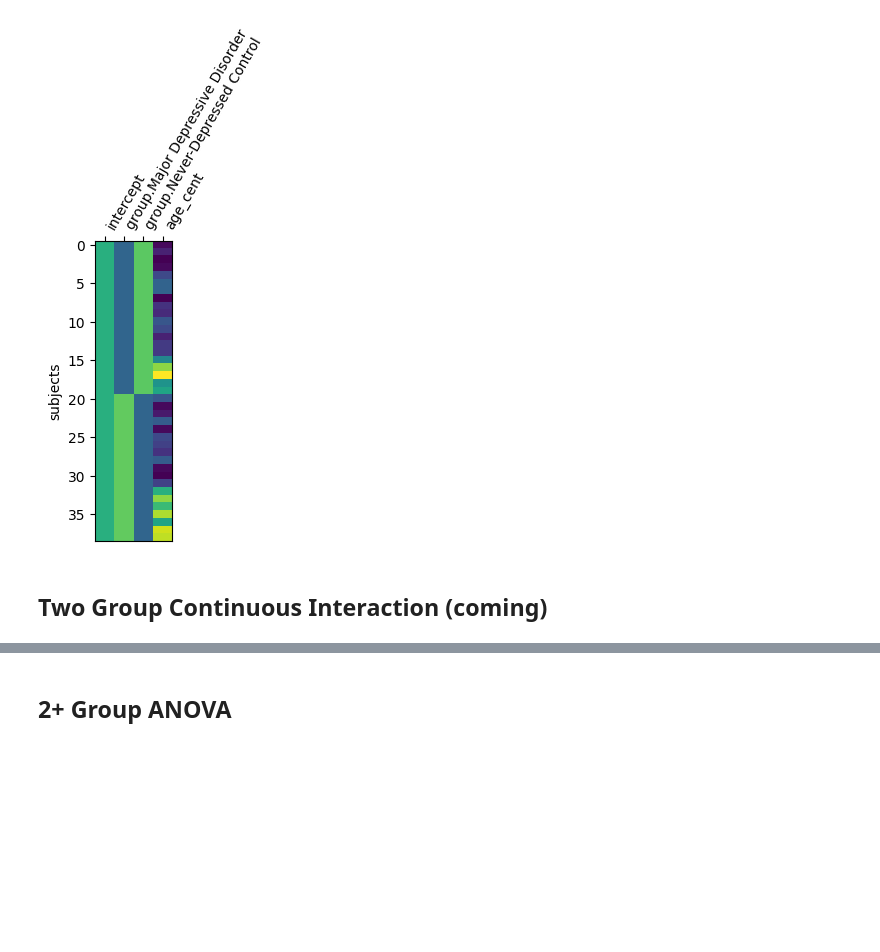
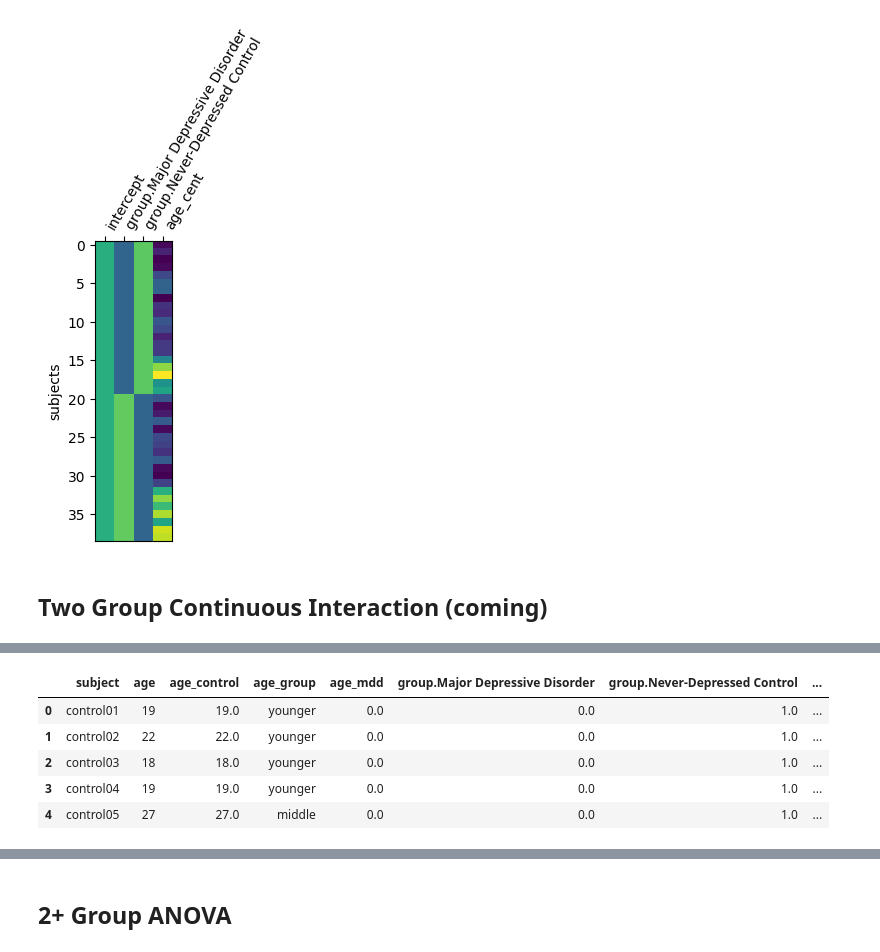
Before and after one commit to demidenm/bidsstatsmod_groupmods, a Jupyter notebook: notebooks/transformations.ipynb, the cells around one changed output, grey strips where cells are left out. Drawn from its saved outputs; the diff is of its cells as text; code cells hidden in the pictures; blank space fills up the shorter version.

```diff
--- a/notebooks/transformations.ipynb
+++ b/notebooks/transformations.ipynb
@@ -1951,0 +2262,10 @@ plt.show()
+# %%
+grp_df = dataset_outputs[0].trans_hist[-1].output.to_df(entities=True)
+grp_df.head(5)
+# %% [output]
+|  | subject | age | age_control | age_group | age_mdd | group.Major Depressive Disorder | group.Never-Depressed Control | ... |
+| 0 | control01 | 19 | 19.0 | younger | 0.0 | 0.0 | 1.0 | ... |
+| 1 | control02 | 22 | 22.0 | younger | 0.0 | 0.0 | 1.0 | ... |
+| 2 | control03 | 18 | 18.0 | younger | 0.0 | 0.0 | 1.0 | ... |
+| 3 | control04 | 19 | 19.0 | younger | 0.0 | 0.0 | 1.0 | ... |
+| 4 | control05 | 27 | 27.0 | middle | 0.0 | 0.0 | 1.0 | ... |
```
Also changed, not shown: parts of 11 cells of this notebook.
